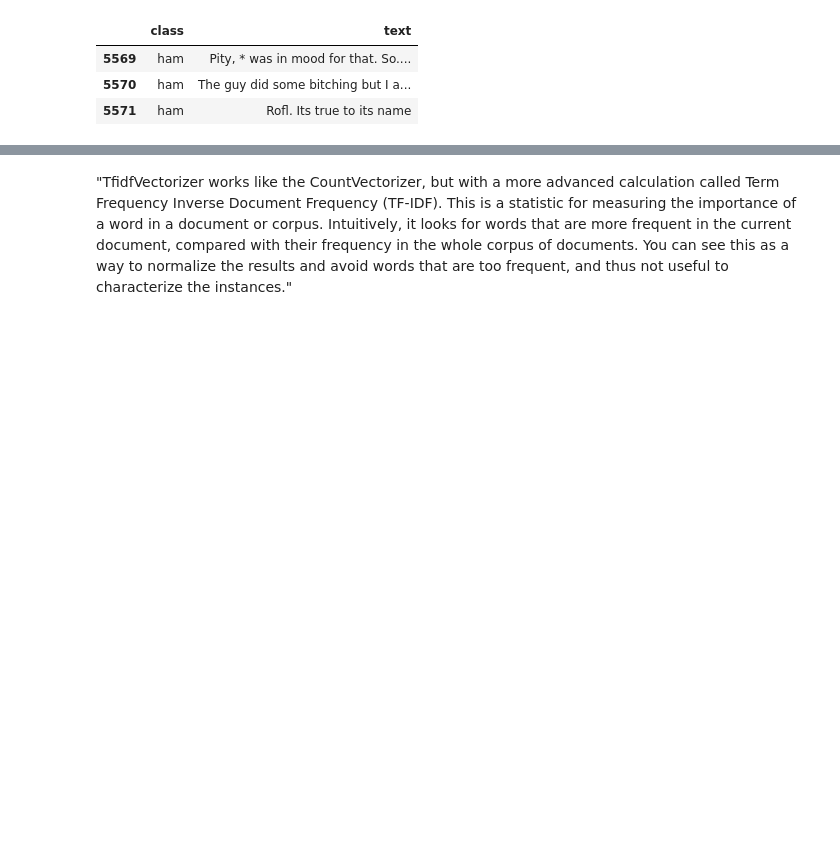
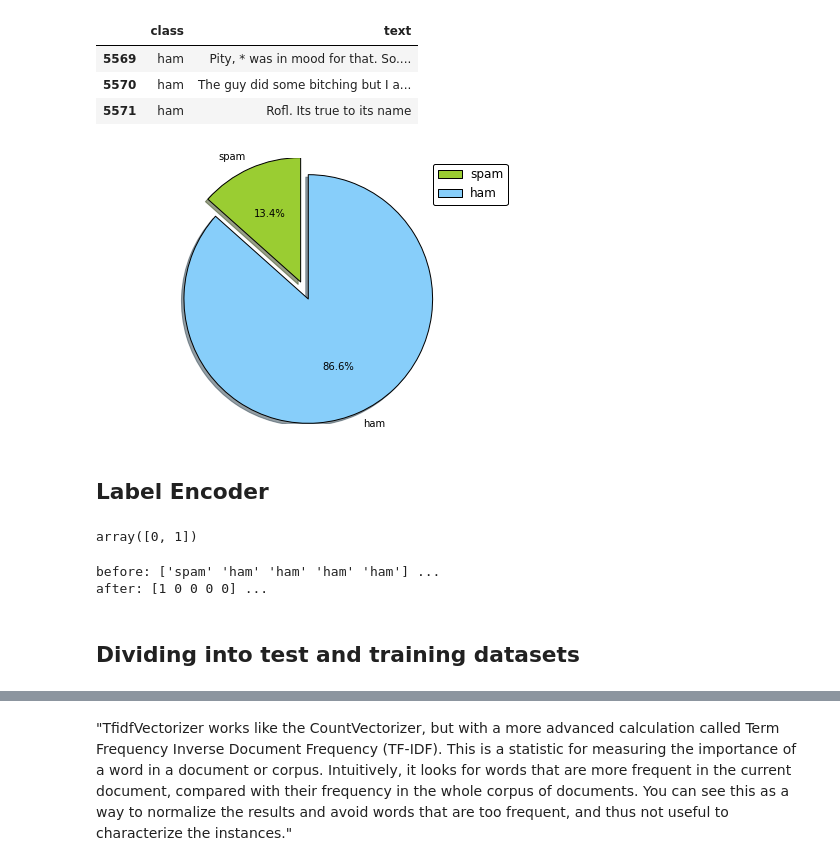
Before and after one commit to rasbt/pattern_classification, a Jupyter notebook: machine_learning/scikit-learn/scikit_bayes_smsspam.ipynb, the cells around one changed output, grey strips where cells are left out. Cells and saved outputs as stored; diff of their text form; code cells hidden in the pictures; blank space fills up the shorter version.

```diff
--- a/machine_learning/scikit-learn/scikit_bayes_smsspam.ipynb
+++ b/machine_learning/scikit-learn/scikit_bayes_smsspam.ipynb
@@ -25,0 +67,42 @@ df.tail(3)
+# %%
+from matplotlib import pyplot as plt
+import numpy as np
+
+plt.pie(
+    (len(df[df['class'] == 'spam']), len(df[df['class'] == 'ham'])),
+    labels=('spam','ham'),
+    shadow=True,
+    colors=('yellowgreen', 'lightskyblue'),
+    explode=(0,0.15),
+    startangle=90,
+    autopct='%1.1f%%',
+    )
+plt.legend(fancybox=True)
+plt.axis('equal')
+plt.tight_layout()
+plt.show()
+# %% [output]
+[figure, added]
+# %% [markdown]
+## Label Encoder
+# %%
+le.fit_transform(['ham','spam'])
+# %% [output]
+array([0, 1])
+# %%
+from sklearn.preprocessing import LabelEncoder
+
+X = df['text'].values
+y = df['class'].values
+
+print('before: %s ...' %y[:5])
+
+le = LabelEncoder()
+y = le.fit_transform(y)
+
+print('after: %s ...' %y[:5])
+# %% [output]
+before: ['spam' 'ham' 'ham' 'ham' 'ham'] ...
+after: [1 0 0 0 0] ...
+# %% [markdown]
+## Dividing into test and training datasets
```
Also changed, not shown: parts of 30 cells of this notebook.
